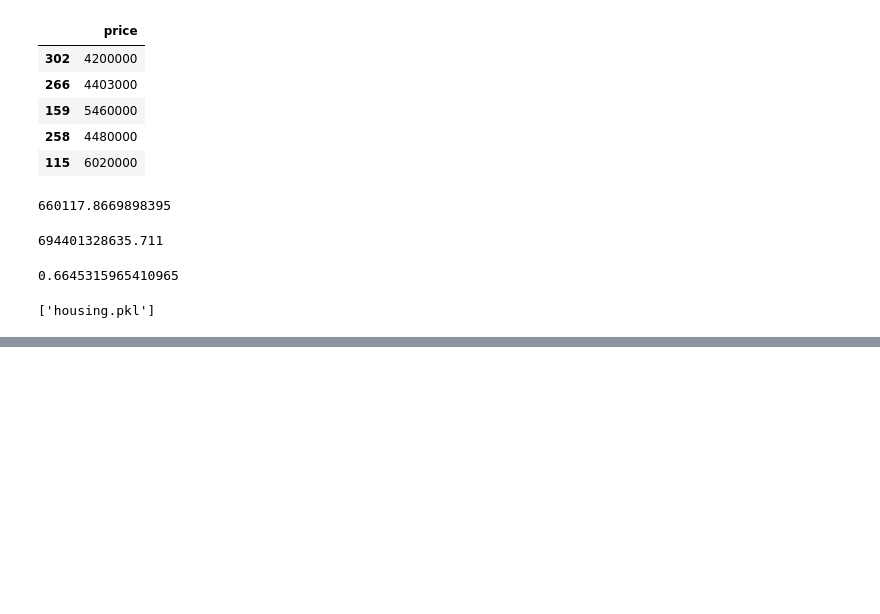
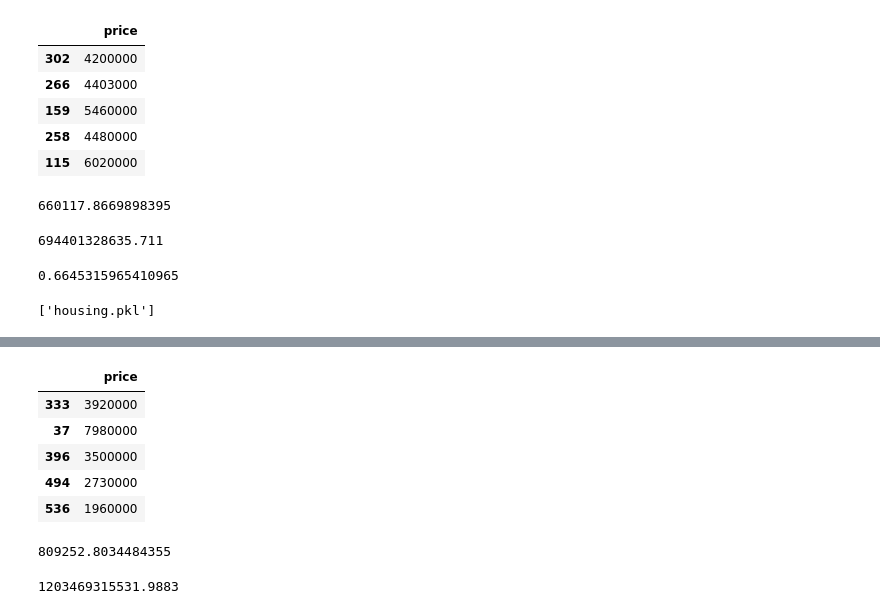
Before and after one commit to avarshvir/Coder_Roots_AI_ML_Intership, a Jupyter notebook: projects/house_price_prediction/house_price_prediction.ipynb, the cells around one changed output, grey strips where cells are left out. Drawn from its saved outputs; the diff is of its cells as text; code cells hidden in the pictures; blank space fills up the shorter version.

```diff
--- a/projects/house_price_prediction/Untitled.ipynb
+++ b/projects/house_price_prediction/house_price_prediction.ipynb
@@ -176,0 +215,2 @@ joblib.dump(model, 'housing.pkl')
+# %%
+X1_train, X1_test, y1_train, y1_test = tts(X,y, train_size = 0.8, random_state = 50)
@@ -176,0 +251,9 @@ joblib.dump(model, 'housing.pkl')
+# %%
+y1_test.head()
+# %% [output]
+|  | price |
+| 333 | 3920000 |
+| 37 | 7980000 |
+| 396 | 3500000 |
+| 494 | 2730000 |
+| 536 | 1960000 |
@@ -176,0 +262,4 @@ joblib.dump(model, 'housing.pkl')
+# %%
+mae2
+# %% [output]
+809252.8034484355
@@ -176,0 +268,4 @@ joblib.dump(model, 'housing.pkl')
+# %%
+mse2
+# %% [output]
+1203469315531.9883
```
Also changed, not shown: parts of 16 cells of this notebook, 2 other files.
